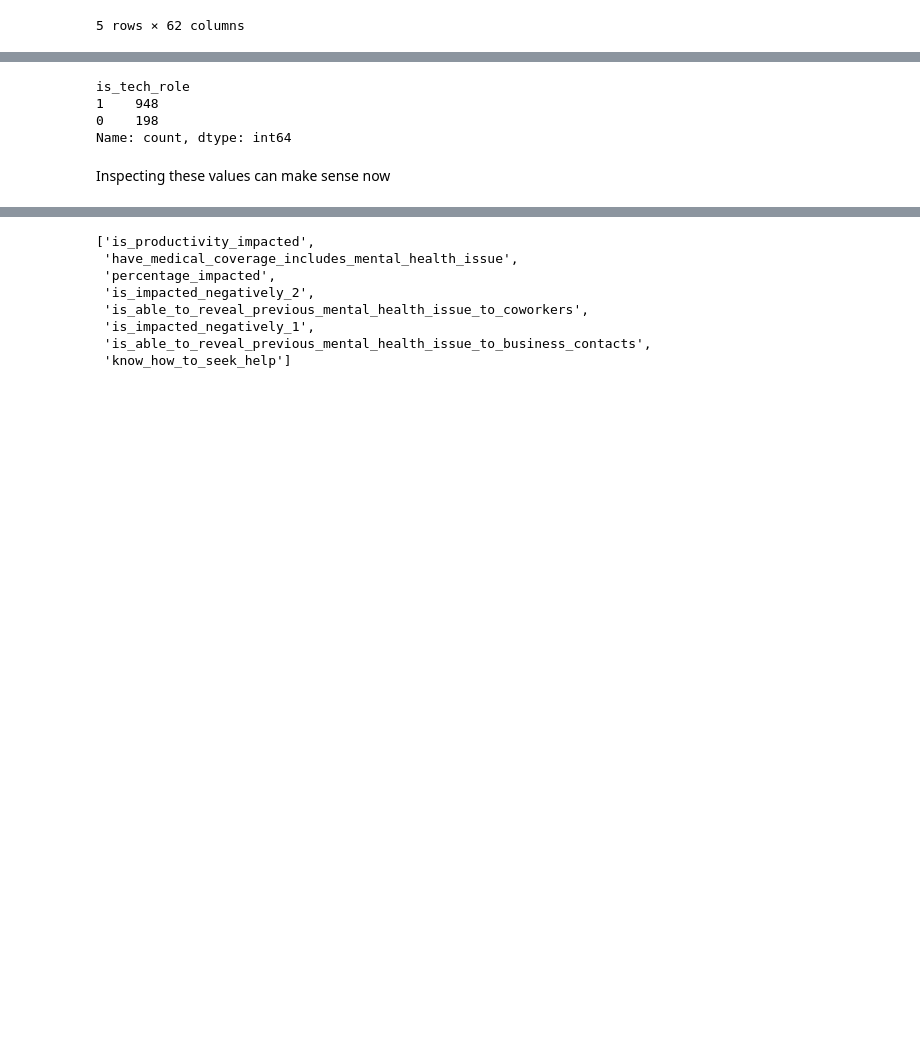
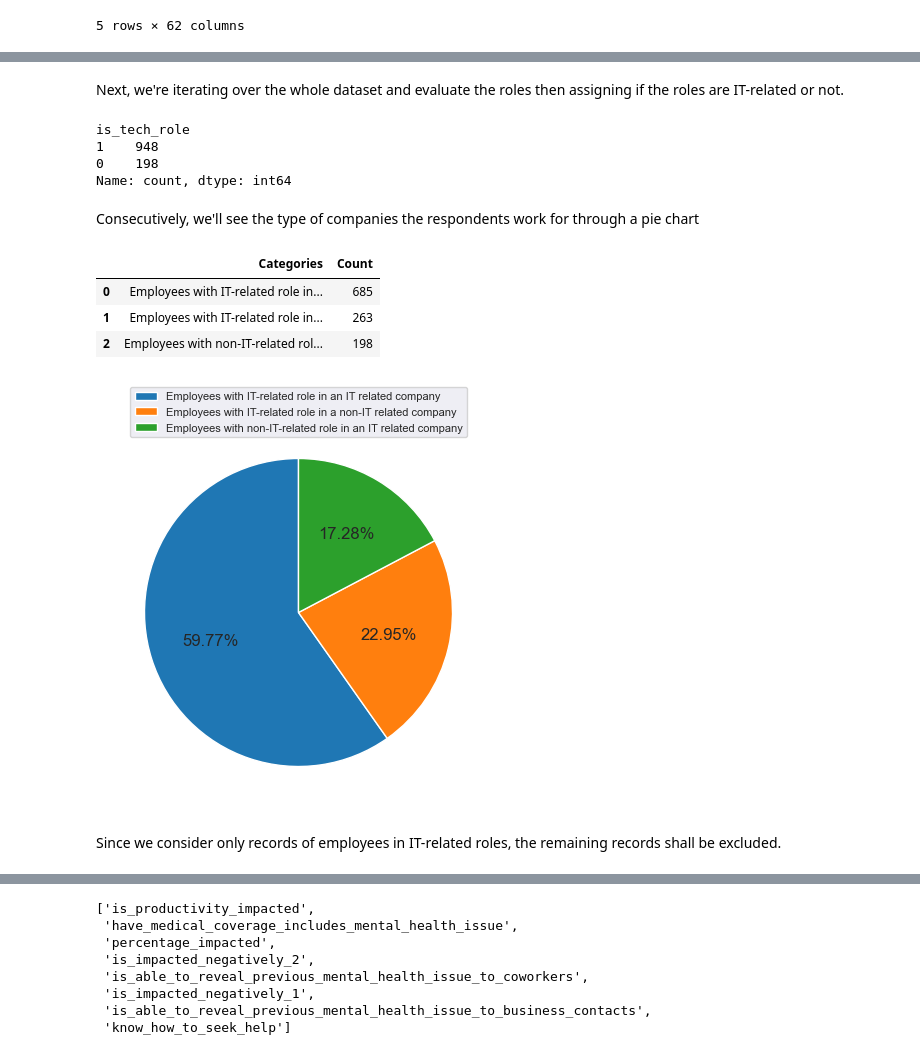
Before and after one commit to Alianger18/Projects_Portfolio, a Jupyter notebook: Project - Clustering/notebooks/MLUSL01 - Pre-processing.ipynb, the cells around one changed output, grey strips where cells are left out. Drawn from its saved outputs; the diff is of its cells as text; code cells hidden in the pictures; blank space fills up the shorter version.

```diff
--- a/Project - Clustering/notebooks/MLUSL01 - Pre-processing.ipynb
+++ b/Project - Clustering/notebooks/MLUSL01 - Pre-processing.ipynb
@@ -191,6 +194,8 @@ non_it_roles = ['Other', 'Supervisor/Team Lead', 'Executive Leadership', 'Suppor
                 'Support|Sales|Designer', 'HR|Supervisor/Team Lead|Executive Leadership', 'Supervisor/Team Lead|Other',
                 'Executive Leadership|Supervisor/Team Lead|Designer', 'Executive Leadership|Supervisor/Team Lead|Sales'
                 ]
+# %% [markdown]
+Next, we're iterating over the whole dataset and evaluate the roles then assigning if the roles are IT-related or not.
 # %%
 # Filling the values with 0 or 1 based on the role's description
 for i in range(1146):
@@ -206,5 +214,54 @@ is_tech_role
 1    948
 0    198
 Name: count, dtype: int64
+# %% [markdown]
+Consecutively, we'll see the type of companies the respondents work for through a pie chart
+# %%
+# Setting the dataframe raw_1 and the list raw_list_1
+raw_1 = df[["is_tech_role", "is_tech_company"]].value_counts().reset_index()
+
+list_1 = ["Employees with IT-related role in an IT related company",
+          "Employees with IT-related role in a non-IT related company",
+          "Employees with non-IT-related role in an IT related company"
+          ]
+
+# Selecting only 2 columns
+raw_2 = raw_1.iloc[:, 1:]
+
+# Assigning new columns names and values
+raw_2.columns = ["Categories", "Count"]
+raw_2["Categories"] = list_1
+
+# Print the dataframe raw_2
+raw_2.head()
+# %% [output]
+|  | Categories | Count |
+| 0 | Employees with IT-related role in... | 685 |
+| 1 | Employees with IT-related role in... | 263 |
+| 2 | Employees with non-IT-related rol... | 198 |
+# %%
+# Setting the style of the visuals
+plt.style.use('fast')
+
+# Starting fig1 and ax1 subplots objects
+fig1, ax = plt.subplots(figsize=(15, 5))
+ax.pie(
+    raw_2["Count"].to_list(),  # List of values
+    startangle=90,
+    autopct='%1.2f%%',  # Showing 3 numbers after the decimal point
+    textprops={'fontsize': 12}  # Setting the size of the ratios
+)
+
+# Setting the legend parameters
+ax.legend(
+    labels=raw_2["Categories"].to_list(),  # List of labels
+    loc="upper center",  # Position of the legend
+    bbox_to_anchor=(0.5, 1.1),
+    fontsize=8)  # Size of the legend
+
+# Plotting the figure
+plt.show()
+# %% [output]
+[figure, added]
 # %% [markdown]
-Inspecting these values can make sense now
+Since we consider only records of employees in IT-related roles, the remaining records shall be excluded.
```
Also changed, not shown: parts of 26 cells of this notebook, 1 other file.
